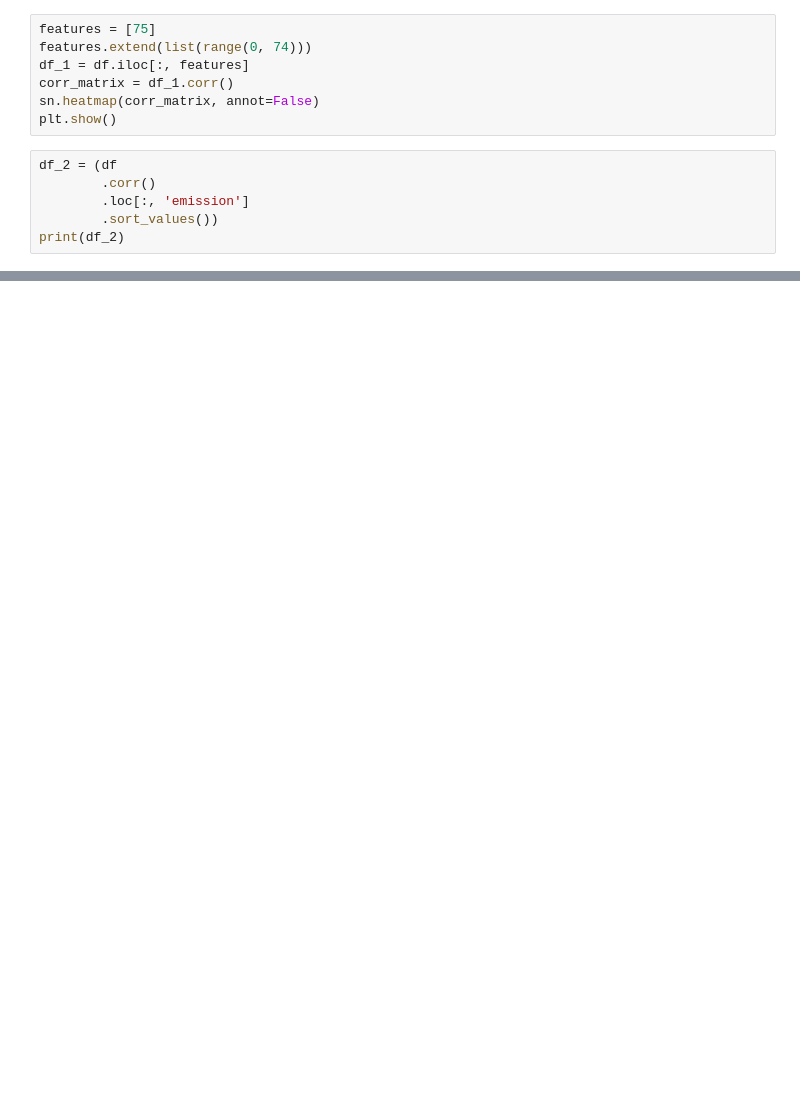
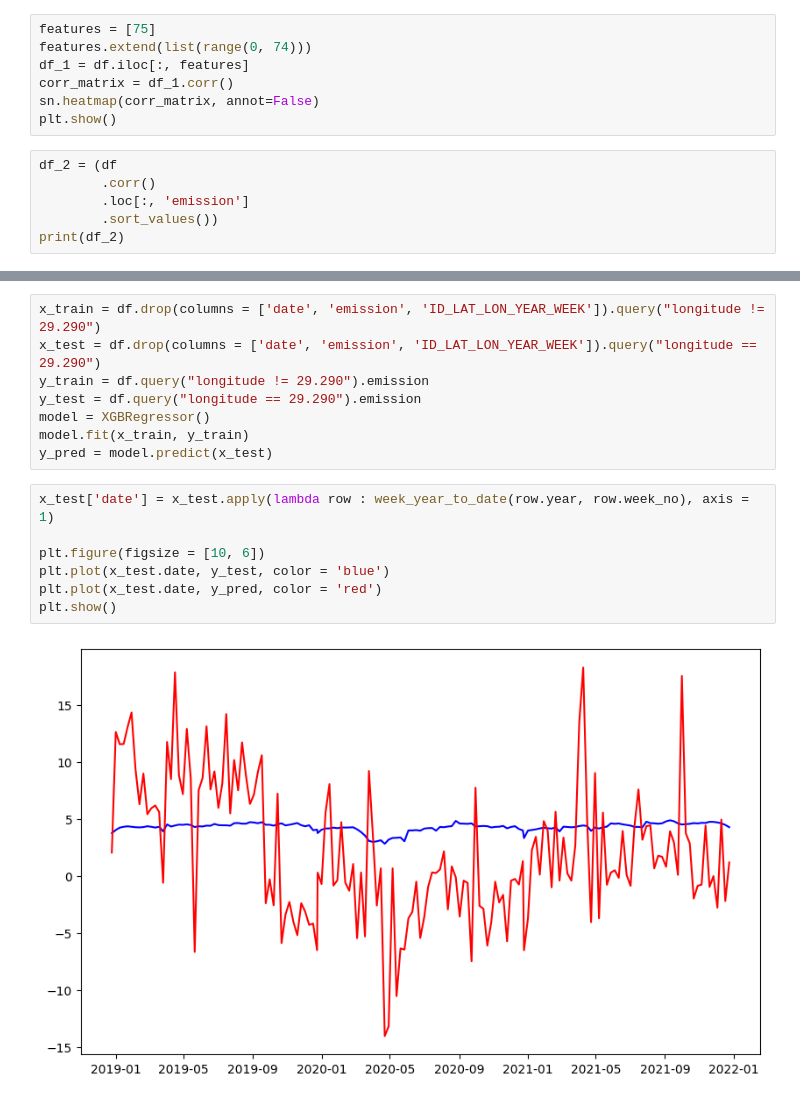
Before and after one commit to Hawkety77/RwandaCarbonEmissions, a Jupyter notebook: main.ipynb, the cells around one changed output, grey strips where cells are left out. Saved outputs shown, nothing was run; the diff lists cells and outputs as text; blank space fills up the shorter version.

```diff
--- a/main.ipynb
+++ b/main.ipynb
@@ -38,0 +96,17 @@ df_3 = (df
+# %%
+x_train = df.drop(columns = ['date', 'emission', 'ID_LAT_LON_YEAR_WEEK']).query("longitude != 29.290")
+x_test = df.drop(columns = ['date', 'emission', 'ID_LAT_LON_YEAR_WEEK']).query("longitude == 29.290")
+y_train = df.query("longitude != 29.290").emission
+y_test = df.query("longitude == 29.290").emission
+model = XGBRegressor()
+model.fit(x_train, y_train)
+y_pred = model.predict(x_test)
+# %%
+x_test['date'] = x_test.apply(lambda row : week_year_to_date(row.year, row.week_no), axis = 1)
+
+plt.figure(figsize = [10, 6])
+plt.plot(x_test.date, y_test, color = 'blue')
+plt.plot(x_test.date, y_pred, color = 'red')
+plt.show()
+# %% [output]
+[figure, added]
```
Also changed, not shown: parts of 7 cells of this notebook.
